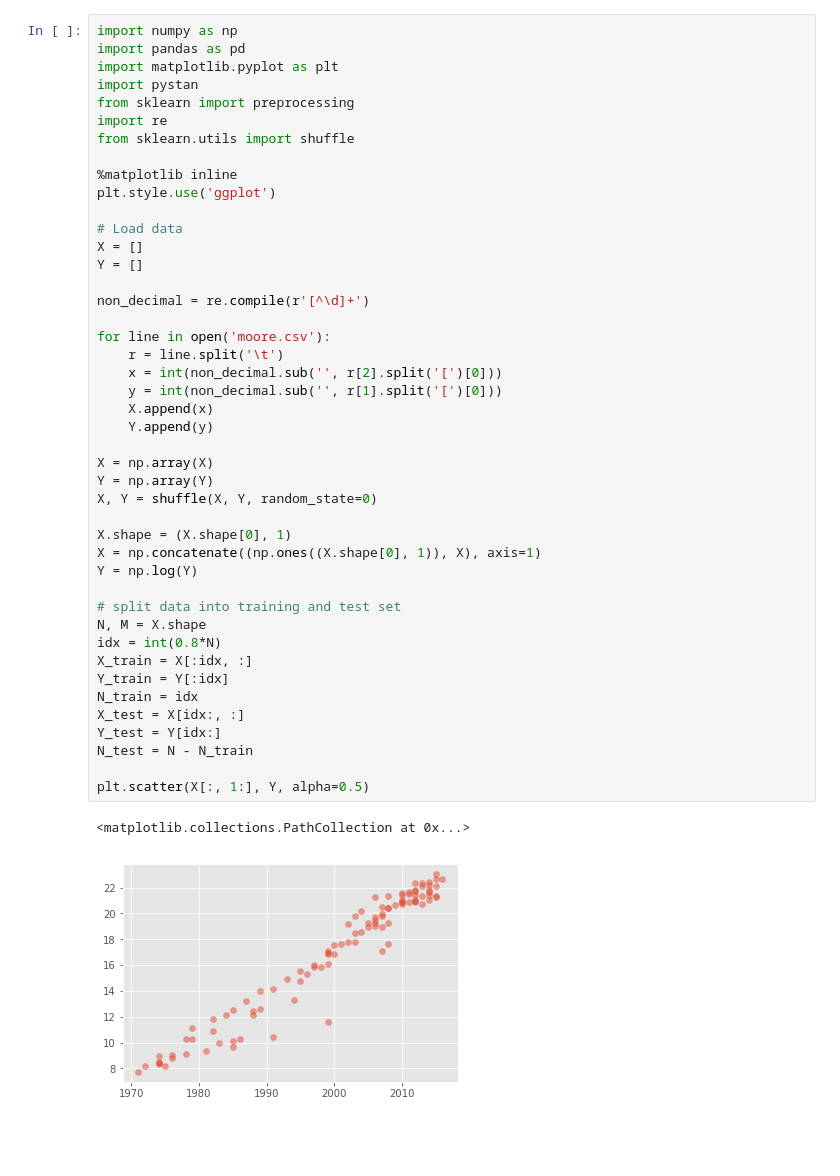
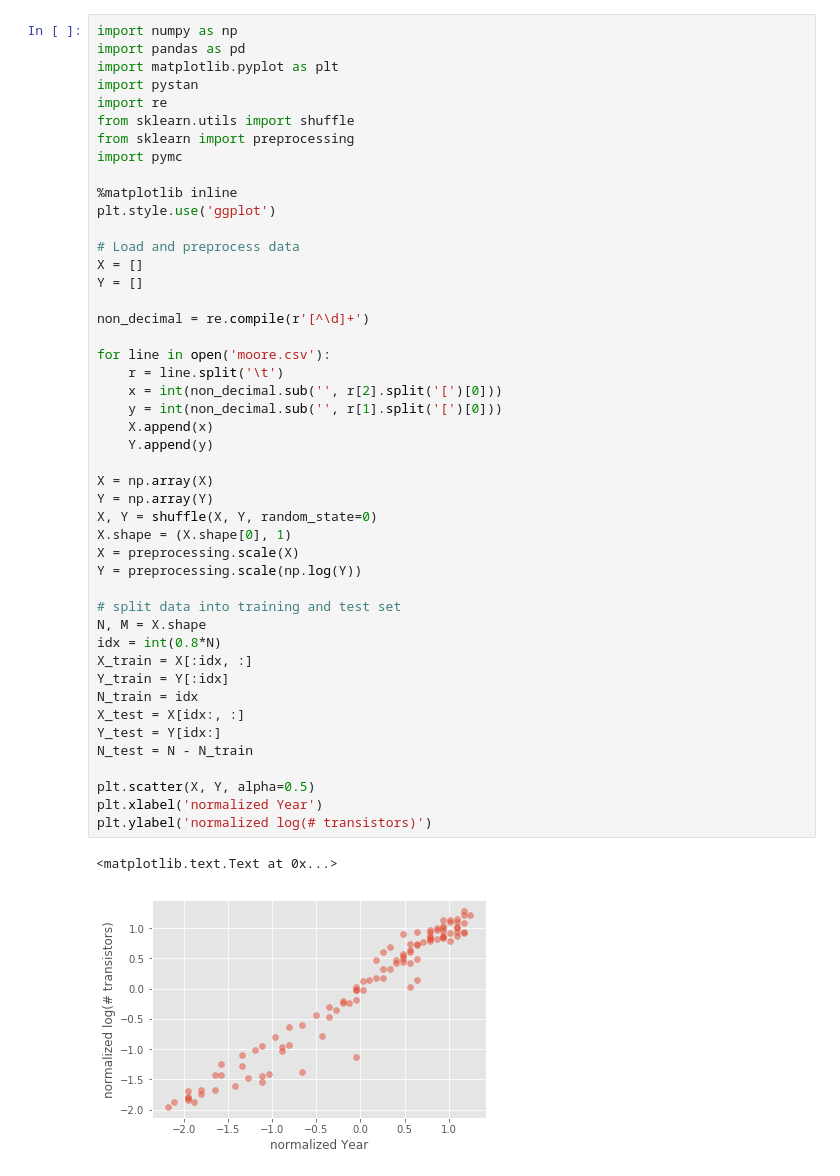
Before and after one commit to gondimribeiro/statistical-rethinking, a Jupyter notebook: extras/linear-models.ipynb, the cells around one changed output. Cells and saved outputs as stored; diff of their text form; blank space fills up the shorter version.

Commit message:
adding priors and plots

```diff
--- a/extras/linear-models.ipynb
+++ b/extras/linear-models.ipynb
@@ -3,48 +3,50 @@ import numpy as np
 import pandas as pd
 import matplotlib.pyplot as plt
 import pystan
-from sklearn import preprocessing
 import re
 from sklearn.utils import shuffle
+from sklearn import preprocessing
+import pymc
 
 %matplotlib inline
 plt.style.use('ggplot')
 
-# Load data
+# Load and preprocess data
 X = []
 Y = []
 
 non_decimal = re.compile(r'[^\d]+')
 
 for line in open('moore.csv'):
     r = line.split('\t')
     x = int(non_decimal.sub('', r[2].split('[')[0]))
     y = int(non_decimal.sub('', r[1].split('[')[0]))
     X.append(x)
     Y.append(y)
 
 X = np.array(X)
 Y = np.array(Y)
 X, Y = shuffle(X, Y, random_state=0)
-
 X.shape = (X.shape[0], 1)
-X = np.concatenate((np.ones((X.shape[0], 1)), X), axis=1)
-Y = np.log(Y)
+X = preprocessing.scale(X)
+Y = preprocessing.scale(np.log(Y))
 
 # split data into training and test set
 N, M = X.shape
 idx = int(0.8*N)
 X_train = X[:idx, :]
 Y_train = Y[:idx]
 N_train = idx
 X_test = X[idx:, :]
 Y_test = Y[idx:]
 N_test = N - N_train
 
-plt.scatter(X[:, 1:], Y, alpha=0.5)
+plt.scatter(X, Y, alpha=0.5)
+plt.xlabel('normalized Year')
+plt.ylabel('normalized log(# transistors)')
 # %% [output]
-<matplotlib.collections.PathCollection at 0x...>
+<matplotlib.text.Text at 0x...>
-[figure, old version]
+[figure, new version]
 # %%
 # Pystan model for Ridge Regression
 
```
Also changed, not shown: parts of 3 cells of this notebook.
